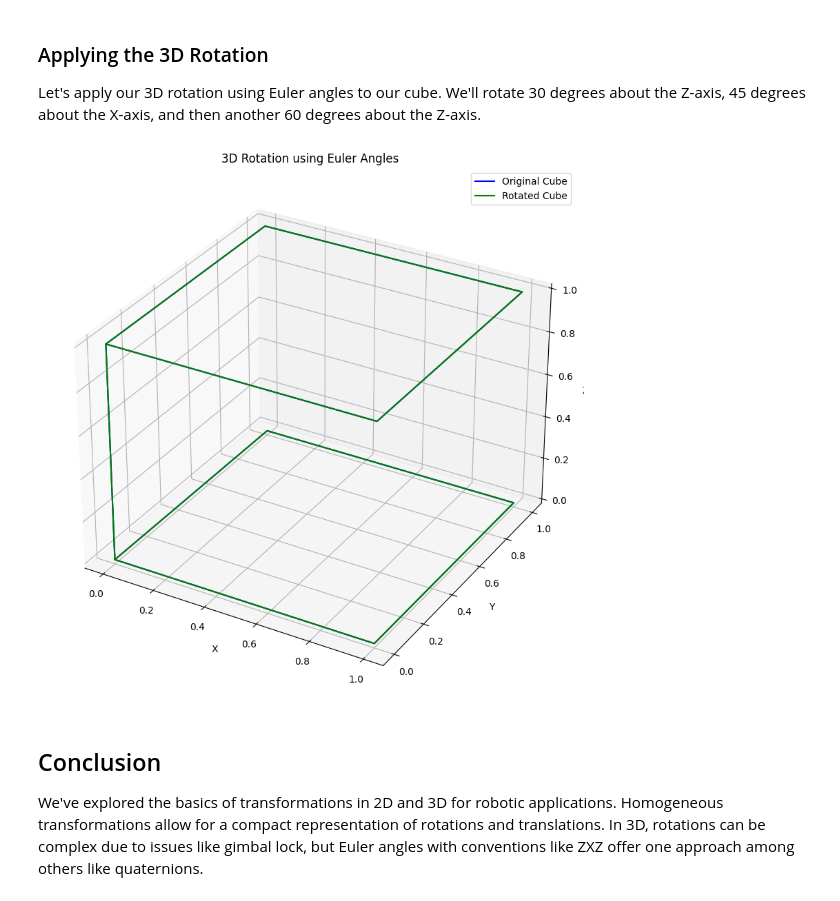
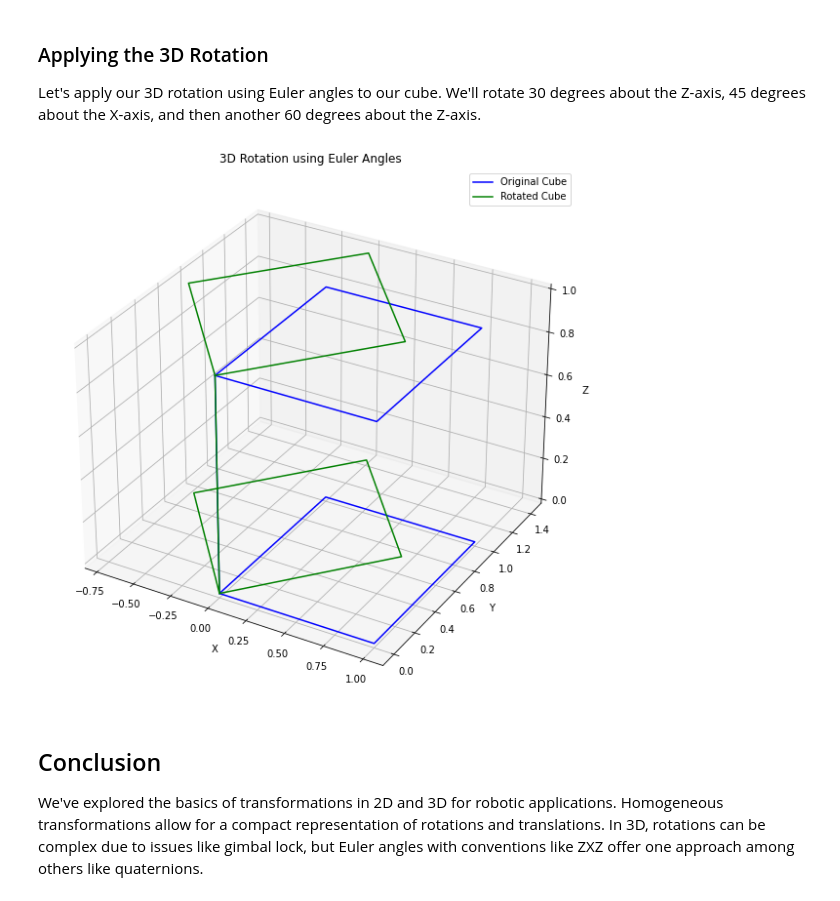
Before and after one commit to kittinook/FRA333-Robotics-Toolbox-Example, a Jupyter notebook: 1_TF.ipynb, the cells around one changed output. Cells and saved outputs as stored; diff of their text form; code cells hidden in the pictures.

```diff
--- a/1_TF.ipynb
+++ b/1_TF.ipynb
@@ -110,26 +128,26 @@ def rotate_3d(points, alpha, beta, gamma):
 ### Applying the 3D Rotation
 Let's apply our 3D rotation using Euler angles to our cube. We'll rotate 30 degrees about the Z-axis, 45 degrees about the X-axis, and then another 60 degrees about the Z-axis.
 # %%
-alpha = np.radians(0)  # First rotation about Z-axis
+alpha = np.radians(45)  # First rotation about Z-axis
 beta = np.radians(0)   # Rotation about X-axis
 gamma = np.radians(0)  # Second rotation about Z-axis
 
 rotated_cube = rotate_3d(cube, alpha, beta, gamma)
 
 # 3D Plot
 fig = plt.figure(figsize=(10, 10))
 ax = fig.add_subplot(111, projection='3d')
 ax.plot(cube[:, 0], cube[:, 1], cube[:, 2], label='Original Cube', color='blue')
 ax.plot(rotated_cube[:, 0], rotated_cube[:, 1], rotated_cube[:, 2],
         label='Rotated Cube', color='green')
 ax.set_xlabel('X')
 ax.set_ylabel('Y')
 ax.set_zlabel('Z')
 ax.legend()
 plt.title('3D Rotation using Euler Angles')
 plt.show()
 # %% [output]
-[figure, old version]
+[figure, new version]
 # %% [markdown]
 ## Conclusion
 We've explored the basics of transformations in 2D and 3D for robotic applications. Homogeneous transformations allow for a compact representation of rotations and translations. In 3D, rotations can be complex due to issues like gimbal lock, but Euler angles with conventions like ZXZ offer one approach among others like quaternions.
```
Also changed, not shown: parts of 2 cells of this notebook, 12 other files.
